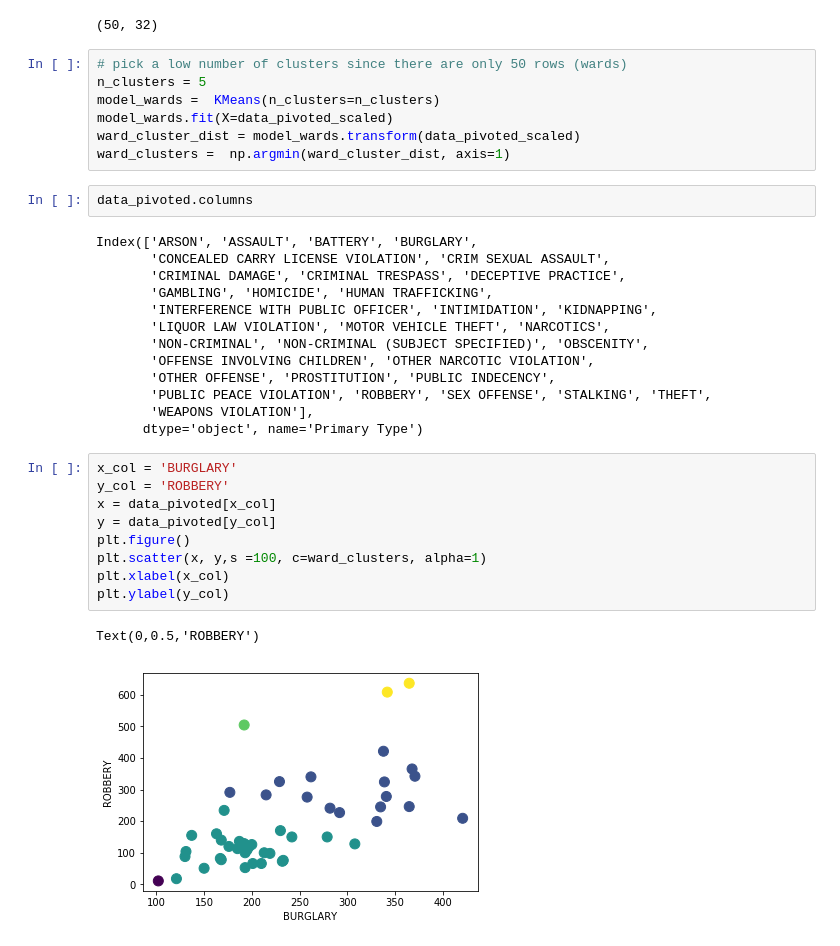
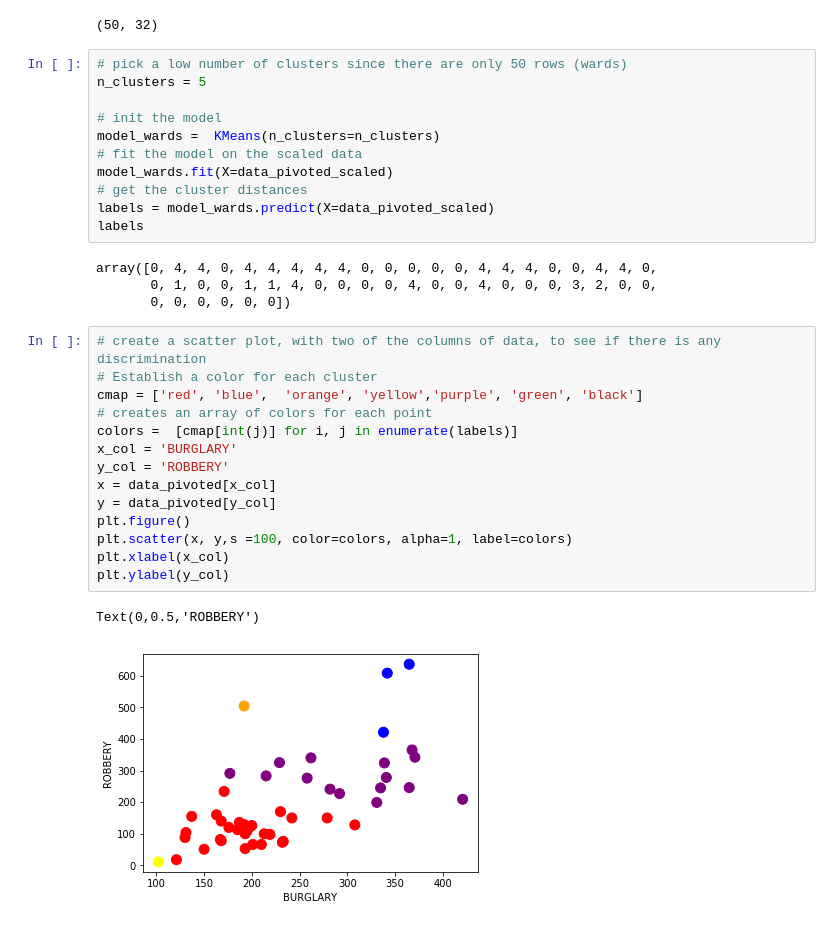
Before and after one commit to mdavis29/DataScience101, a Jupyter notebook: week5_intro to sklearn.ipynb, the cells around one changed output. Saved outputs shown, nothing was run; the diff lists cells and outputs as text.

```diff
--- a/week5_intro to sklearn.ipynb
+++ b/week5_intro to sklearn.ipynb
@@ -159,34 +159,32 @@ data_pivoted_scaled.shape
 # %%
 # pick a low number of clusters since there are only 50 rows (wards)
 n_clusters = 5
+
+# init the model
 model_wards =  KMeans(n_clusters=n_clusters)
+# fit the model on the scaled data
 model_wards.fit(X=data_pivoted_scaled)
-ward_cluster_dist = model_wards.transform(data_pivoted_scaled)
-ward_clusters =  np.argmin(ward_cluster_dist, axis=1)
+# get the cluster distances
+labels = model_wards.predict(X=data_pivoted_scaled)
+labels
+# %% [output]
+array([0, 4, 4, 0, 4, 4, 4, 4, 4, 0, 0, 0, 0, 0, 4, 4, 4, 0, 0, 4, 4, 0,
+       0, 1, 0, 0, 1, 1, 4, 0, 0, 0, 0, 4, 0, 0, 4, 0, 0, 0, 3, 2, 0, 0,
+       0, 0, 0, 0, 0, 0])
-# %%
-data_pivoted.columns
-# %% [output]
-Index(['ARSON', 'ASSAULT', 'BATTERY', 'BURGLARY',
-       'CONCEALED CARRY LICENSE VIOLATION', 'CRIM SEXUAL ASSAULT',
-       'CRIMINAL DAMAGE', 'CRIMINAL TRESPASS', 'DECEPTIVE PRACTICE',
-       'GAMBLING', 'HOMICIDE', 'HUMAN TRAFFICKING',
-       'INTERFERENCE WITH PUBLIC OFFICER', 'INTIMIDATION', 'KIDNAPPING',
-       'LIQUOR LAW VIOLATION', 'MOTOR VEHICLE THEFT', 'NARCOTICS',
-       'NON-CRIMINAL', 'NON-CRIMINAL (SUBJECT SPECIFIED)', 'OBSCENITY',
-       'OFFENSE INVOLVING CHILDREN', 'OTHER NARCOTIC VIOLATION',
-       'OTHER OFFENSE', 'PROSTITUTION', 'PUBLIC INDECENCY',
-       'PUBLIC PEACE VIOLATION', 'ROBBERY', 'SEX OFFENSE', 'STALKING', 'THEFT',
-       'WEAPONS VIOLATION'],
-      dtype='object', name='Primary Type')
 # %%
+# create a scatter plot, with two of the columns of data, to see if there is any discrimination
+# Establish a color for each cluster
+cmap = ['red', 'blue',  'orange', 'yellow','purple', 'green', 'black']
+# creates an array of colors for each point
+colors =  [cmap[int(j)] for i, j in enumerate(labels)]
 x_col = 'BURGLARY'
 y_col = 'ROBBERY'
 x = data_pivoted[x_col]
 y = data_pivoted[y_col]
 plt.figure()
-plt.scatter(x, y,s =100, c=ward_clusters, alpha=1)
+plt.scatter(x, y,s =100, color=colors, alpha=1, label=colors)
 plt.xlabel(x_col)
 plt.ylabel(y_col)
 # %% [output]
 Text(0,0.5,'ROBBERY')
-[figure, old version]
+[figure, new version]
```
Also changed, not shown: parts of 15 cells of this notebook.
